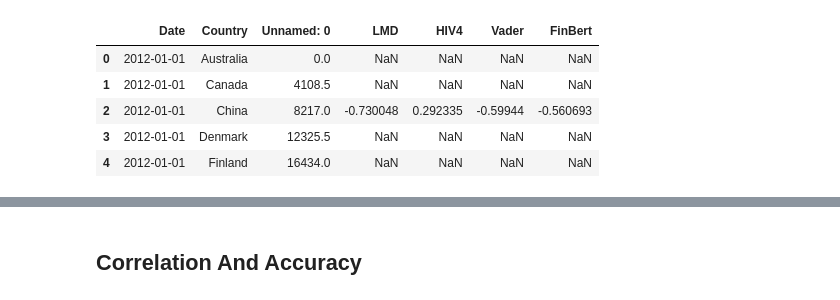
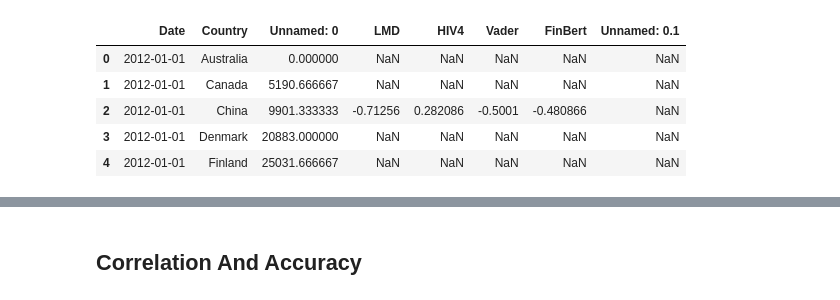
Before and after one commit to whshw/ContextualSentimentInvestmentTool, a Jupyter notebook: PortfolioConstruction/PortfolioConstruction.ipynb, the cells around one changed output, grey strips where cells are left out. Saved outputs shown, nothing was run; the diff lists cells and outputs as text; code cells hidden in the pictures.

```diff
--- a/PortfolioConstruction/PortfolioConstruction.ipynb
+++ b/PortfolioConstruction/PortfolioConstruction.ipynb
@@ -9,33 +9,34 @@ from   datetime import datetime, timedelta
 from   pandas.tseries.offsets import *
 # %%
 # 导入情感数据
-df_Reuters_sentiment = pd.read_csv('../Data/Merged Sentiment Reuters.csv')
-df_MW_sentiment = pd.read_csv('../Data/Merged Sentiment MW.csv')
+df_Reuters_sentiment = pd.read_csv('../Data/Sentiment_Scores/Merged Sentiment Reuters.csv')
+df_MW_sentiment = pd.read_csv('../Data/Sentiment_Scores/Merged Sentiment MW.csv')
+df_CNN_sentiment = pd.read_csv('../Data/Sentiment_Scores/Merged Sentiment CNN.csv')
 
 # 拼接两个网站的情感分数
-df_sentiment = [df_MW_sentiment, df_Reuters_sentiment]
+df_sentiment = [df_MW_sentiment, df_Reuters_sentiment, df_CNN_sentiment]
 # df_sentiment = [df_MW_sentiment]
 # df_sentiment = [df_Reuters_sentiment]
 df_sentiment = pd.concat(df_sentiment)
 df_sentiment = df_sentiment.groupby(['Date', 'Country']).mean(numeric_only=True).reset_index()
 
 # 修改列名
 df_sentiment = df_sentiment.rename(columns={
     'LMD_Polarity': 'LMD',
     'HIV4_Polarity': 'HIV4',
     'Vader_Polarity': 'Vader',
     'FinBert_Polarity': 'FinBert'
 })
 
 # 展示数据
 df_sentiment.head()
 # %% [output]
-|  | Date | Country | Unnamed: 0 | LMD | HIV4 | Vader | FinBert |
-| 0 | 2012-01-01 | Australia | 0.0 | NaN | NaN | NaN | NaN |
-| 1 | 2012-01-01 | Canada | 4108.5 | NaN | NaN | NaN | NaN |
-| 2 | 2012-01-01 | China | 8217.0 | -0.730048 | 0.292335 | -0.59944 | -0.560693 |
-| 3 | 2012-01-01 | Denmark | 12325.5 | NaN | NaN | NaN | NaN |
-| 4 | 2012-01-01 | Finland | 16434.0 | NaN | NaN | NaN | NaN |
+|  | Date | Country | Unnamed: 0 | LMD | HIV4 | Vader | FinBert | Unnamed: 0.1 |
+| 0 | 2012-01-01 | Australia | 0.000000 | NaN | NaN | NaN | NaN | NaN |
+| 1 | 2012-01-01 | Canada | 5190.666667 | NaN | NaN | NaN | NaN | NaN |
+| 2 | 2012-01-01 | China | 9901.333333 | -0.71256 | 0.282086 | -0.5001 | -0.480866 | NaN |
+| 3 | 2012-01-01 | Denmark | 20883.000000 | NaN | NaN | NaN | NaN | NaN |
+| 4 | 2012-01-01 | Finland | 25031.666667 | NaN | NaN | NaN | NaN | NaN |
 # %%
 # 导入收益率数据
 df_return = pd.read_csv('../Data/daily_return.csv')
```
Also changed, not shown: parts of 9 cells of this notebook, 2 other files.
